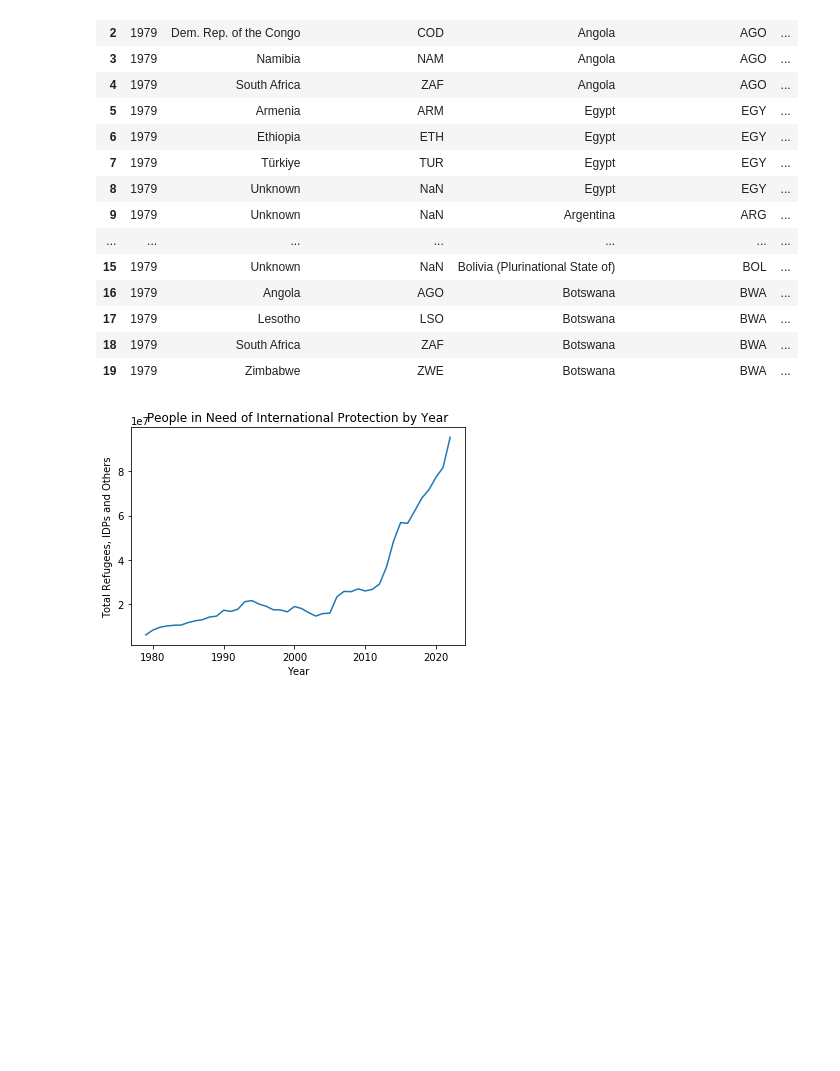
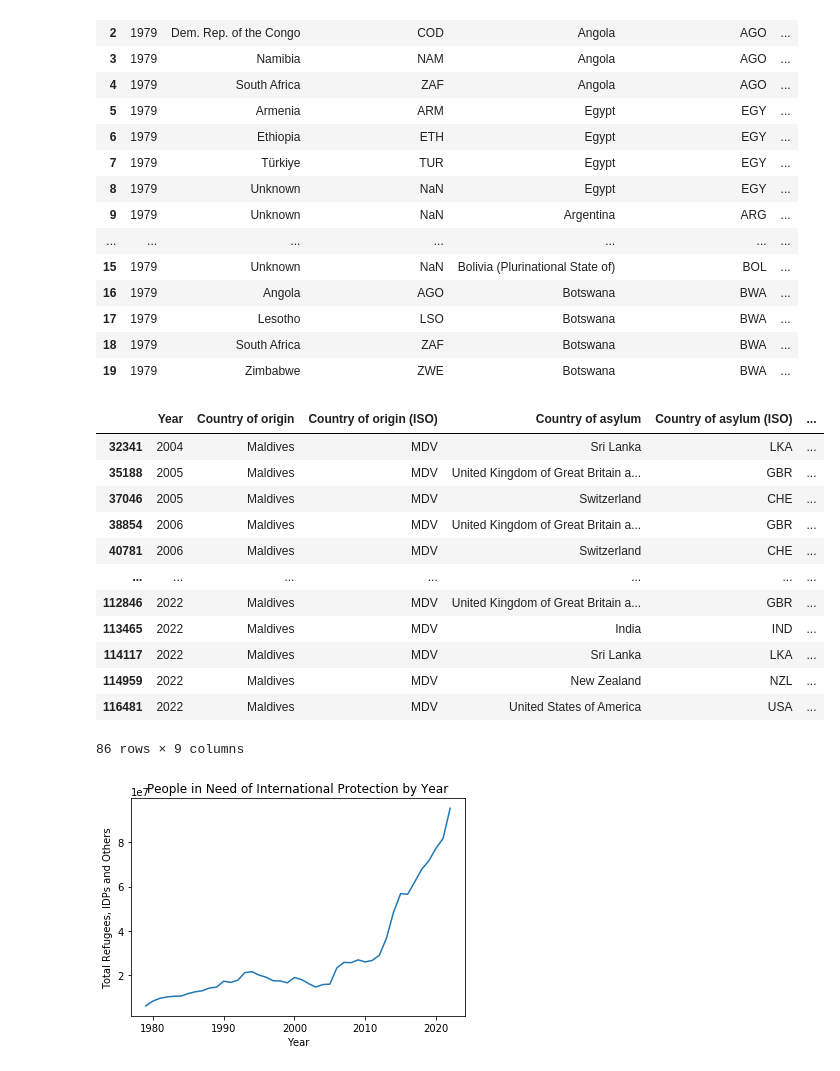
Before and after one commit to luisquinonesPR/thesis, a Jupyter notebook: eda/UNHCR_EDA.ipynb, the cells around one changed output. Drawn from its saved outputs; the diff is of its cells as text; code cells hidden in the pictures; blank space fills up the shorter version.

```diff
--- a/eda/UNHCR_EDA.ipynb
+++ b/eda/UNHCR_EDA.ipynb
@@ -29,6 +29,22 @@ df.head(20)
 | 17 | 1979 | Lesotho | LSO | Botswana | BWA | ... |
 | 18 | 1979 | South Africa | ZAF | Botswana | BWA | ... |
 | 19 | 1979 | Zimbabwe | ZWE | Botswana | BWA | ... |
+# %%
+df.loc[df['Country of origin (ISO)'] == "MDV"]
+# %% [output]
+|  | Year | Country of origin | Country of origin (ISO) | Country of asylum | Country of asylum (ISO) | ... |
+| 32341 | 2004 | Maldives | MDV | Sri Lanka | LKA | ... |
+| 35188 | 2005 | Maldives | MDV | United Kingdom of Great Britain a... | GBR | ... |
+| 37046 | 2005 | Maldives | MDV | Switzerland | CHE | ... |
+| 38854 | 2006 | Maldives | MDV | United Kingdom of Great Britain a... | GBR | ... |
+| 40781 | 2006 | Maldives | MDV | Switzerland | CHE | ... |
+| ... | ... | ... | ... | ... | ... | ... |
+| 112846 | 2022 | Maldives | MDV | United Kingdom of Great Britain a... | GBR | ... |
+| 113465 | 2022 | Maldives | MDV | India | IND | ... |
+| 114117 | 2022 | Maldives | MDV | Sri Lanka | LKA | ... |
+| 114959 | 2022 | Maldives | MDV | New Zealand | NZL | ... |
+| 116481 | 2022 | Maldives | MDV | United States of America | USA | ... |
+86 rows × 9 columns
 # %%
 df['Other people in need of international protection'] = pd.to_numeric(df['Other people in need of international protection'], errors='coerce')
 # %%
```
Also changed, not shown: 2 other files.
